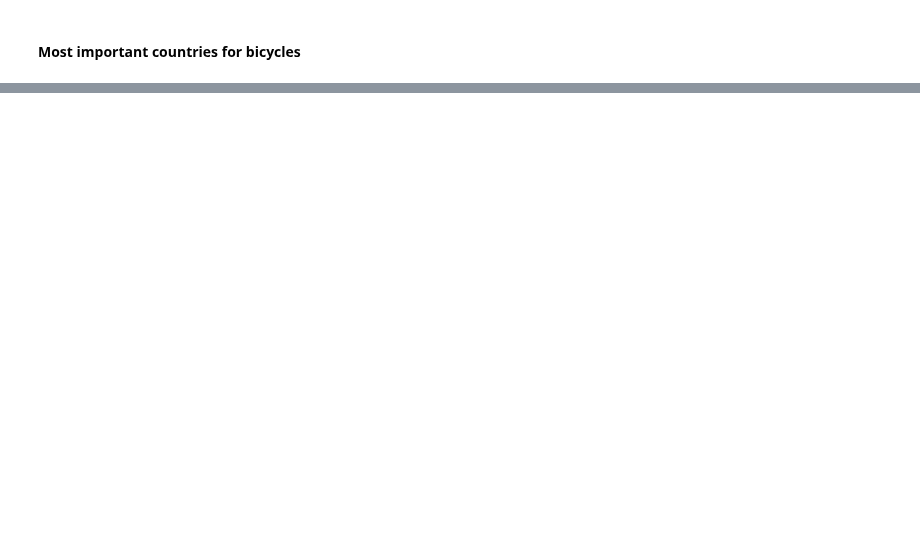
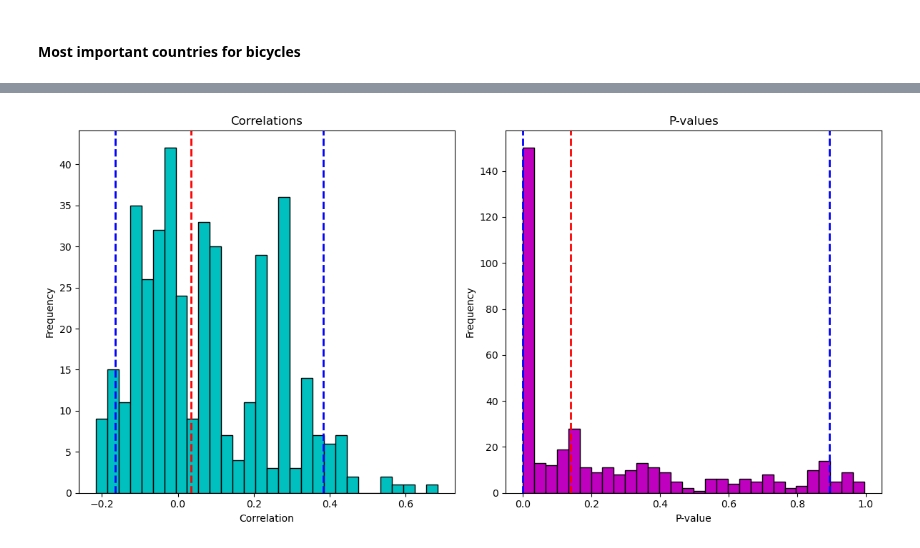
Before and after one commit to allfed/water-access, a Jupyter notebook: scripts/key_results.ipynb, the cells around one changed output, grey strips where cells are left out. Saved outputs shown, nothing was run; the diff lists cells and outputs as text; code cells hidden in the pictures; blank space fills up the shorter version.

```diff
--- a/scripts/key_results.ipynb
+++ b/scripts/key_results.ipynb
@@ -155,0 +406,29 @@ NameError: name 'country_medians' is not defined
+# %%
+# Create a new figure
+plt.figure(figsize=(12, 6))
+
+# Create a subplot for correlations
+plt.subplot(1, 2, 1)
+plt.hist(statistics, bins=30, color='c', edgecolor='black')
+plt.axvline(statistics_median, color='r', linestyle='dashed', linewidth=2)
+plt.axvline(statistics_5th, color='b', linestyle='dashed', linewidth=2)
+plt.axvline(statistics_95th, color='b', linestyle='dashed', linewidth=2)
+plt.title('Correlations')
+plt.xlabel('Correlation')
+plt.ylabel('Frequency')
+
+# Create a subplot for p-values
+plt.subplot(1, 2, 2)
+plt.hist(pvalues, bins=30, color='m', edgecolor='black')
+plt.axvline(pvalues_median, color='r', linestyle='dashed', linewidth=2)
+plt.axvline(pvalues_5th, color='b', linestyle='dashed', linewidth=2)
+plt.axvline(pvalues_95th, color='b', linestyle='dashed', linewidth=2)
+plt.title('P-values')
+plt.xlabel('P-value')
+plt.ylabel('Frequency')
+
+# Show the plot
+plt.tight_layout()
+plt.show()
+# %% [output]
+[figure, added]
```
Also changed, not shown: parts of 36 cells of this notebook, 9 other files.
